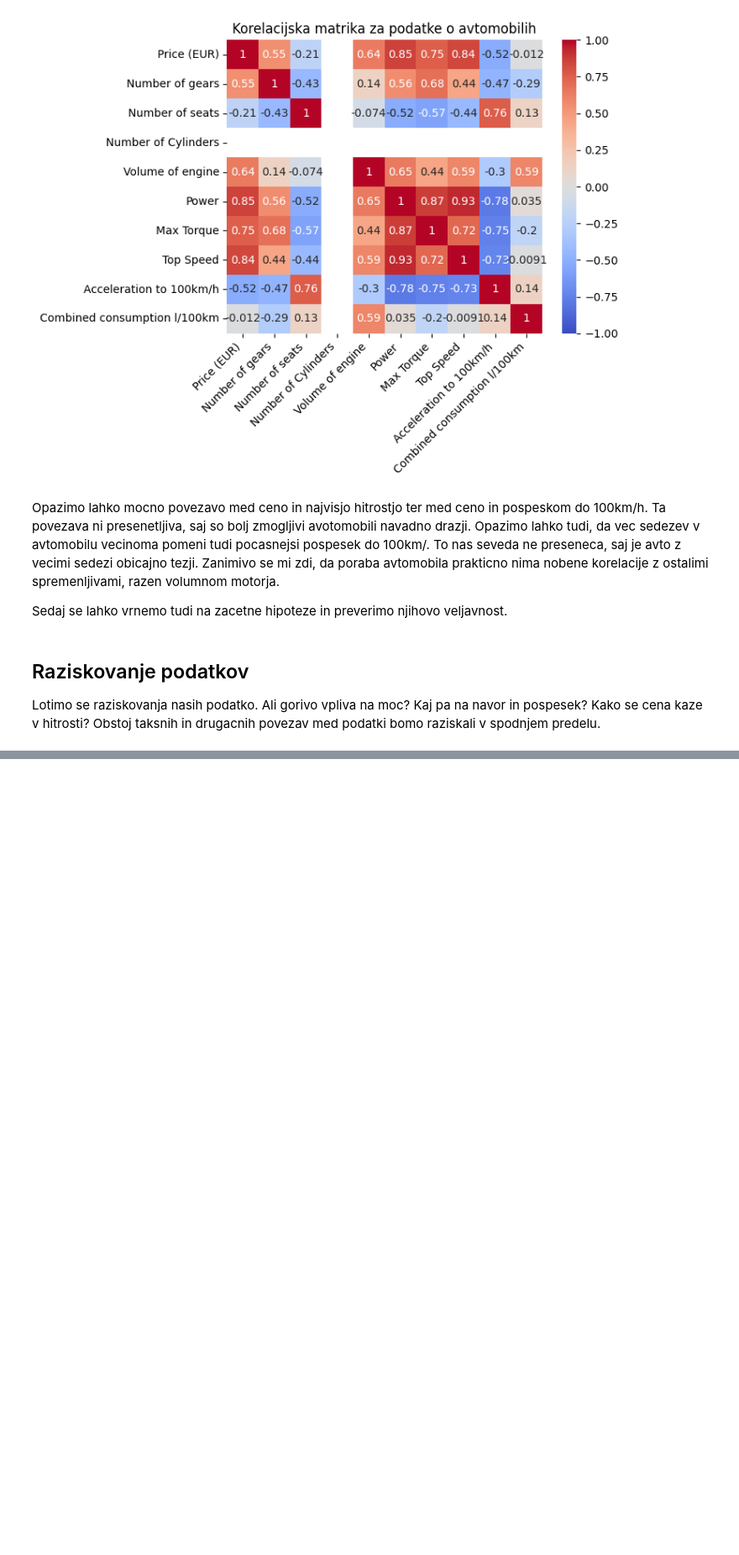
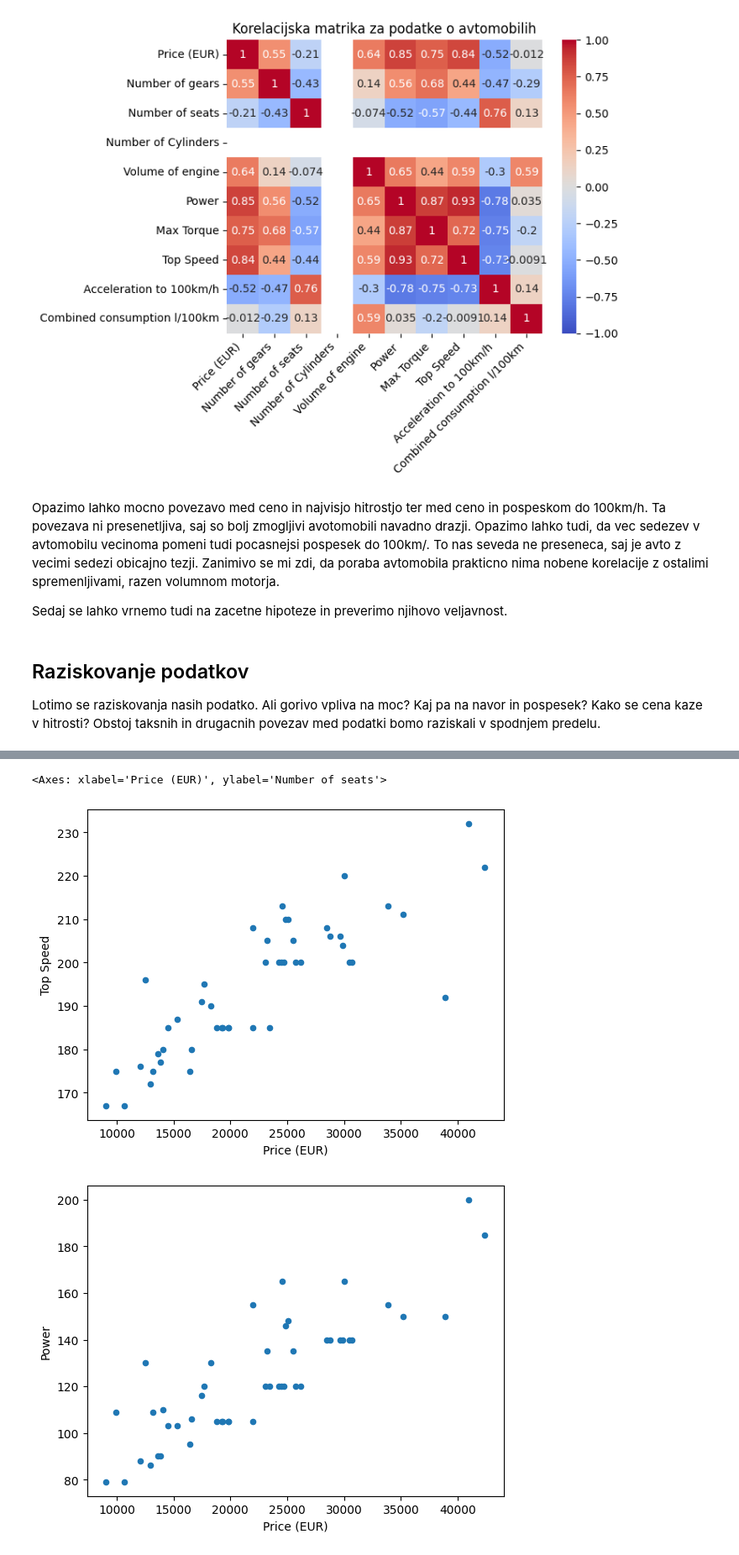
Before and after one commit to urbancluka/UVP-Projektna-naloga, a Jupyter notebook: analiza.ipynb, the cells around one changed output, grey strips where cells are left out. Shown: that part at 84% size. Cells and saved outputs as stored; diff of their text form; code cells hidden in the pictures; blank space fills up the shorter version.

```diff
--- a/analiza.ipynb
+++ b/analiza.ipynb
@@ -215,0 +223,9 @@ Lotimo se raziskovanja nasih podatko. Ali gorivo vpliva na moc? Kaj pa na navor
+# %%
+podatki_o_avtih.plot.scatter(x="Price (EUR)", y="Top Speed")
+podatki_o_avtih.plot.scatter(x="Price (EUR)", y="Power")
+podatki_o_avtih.plot.scatter(x="Price (EUR)", y="Number of Cylinders")
+podatki_o_avtih.plot.scatter(x="Price (EUR)", y="Number of seats")
+# %% [output]
+<Axes: xlabel='Price (EUR)', ylabel='Number of seats'>
+[figure, added]
+[figure, added]
```
Also changed, not shown: parts of 17 cells of this notebook.
